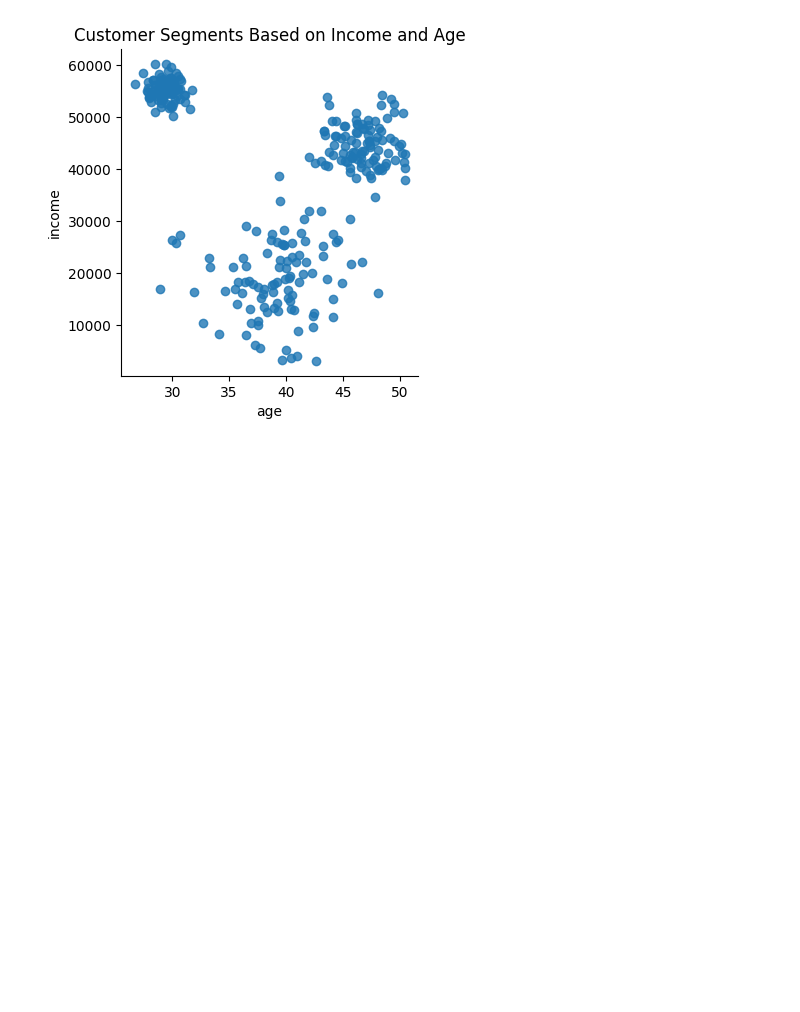
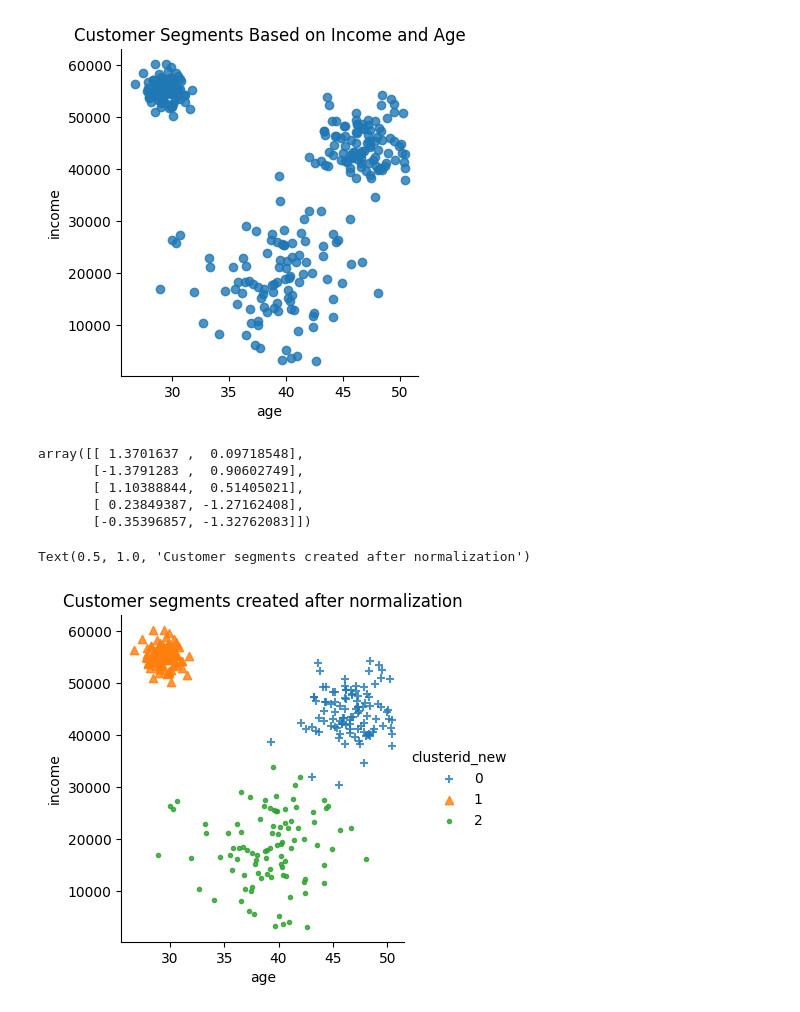
Before and after one commit to sandeepdixit05/machinelearning, a Jupyter notebook: 21_module 05 Clustering Customer.ipynb, the cells around one changed output. Drawn from its saved outputs; the diff is of its cells as text; code cells hidden in the pictures; blank space fills up the shorter version.

Commit message:
K means clustering

```diff
--- a/21_module 05 Clustering Customer.ipynb
+++ b/21_module 05 Clustering Customer.ipynb
@@ -23,0 +26,31 @@ Text(0.5, 1.0, 'Customer Segments Based on Income and Age')
+# %%
+scaler = StandardScaler()
+scaled_customers_df = scaler.fit_transform(
+    customers_df[["age", "income"]] )
+
+scaled_customers_df[0:5]
+# %% [output]
+array([[ 1.3701637 ,  0.09718548],
+       [-1.3791283 ,  0.90602749],
+       [ 1.10388844,  0.51405021],
+       [ 0.23849387, -1.27162408],
+       [-0.35396857, -1.32762083]])
+# %%
+from sklearn.cluster import KMeans
+
+clusters_new = KMeans( 3, random_state=42 )
+clusters_new.fit( scaled_customers_df )
+customers_df["clusterid_new"] = clusters_new.labels_
+# %%
+markers = ['+', '^', '.']
+
+sn.lmplot(x="age", y="income",
+          data=customers_df,
+          hue="clusterid_new",
+          fit_reg=False,
+          markers=markers,
+          height=4)
+plt.title("Customer segments created after normalization")
+# %% [output]
+Text(0.5, 1.0, 'Customer segments created after normalization')
+[figure, added]
```
Also changed, not shown: parts of 2 cells of this notebook, 1 other file.
